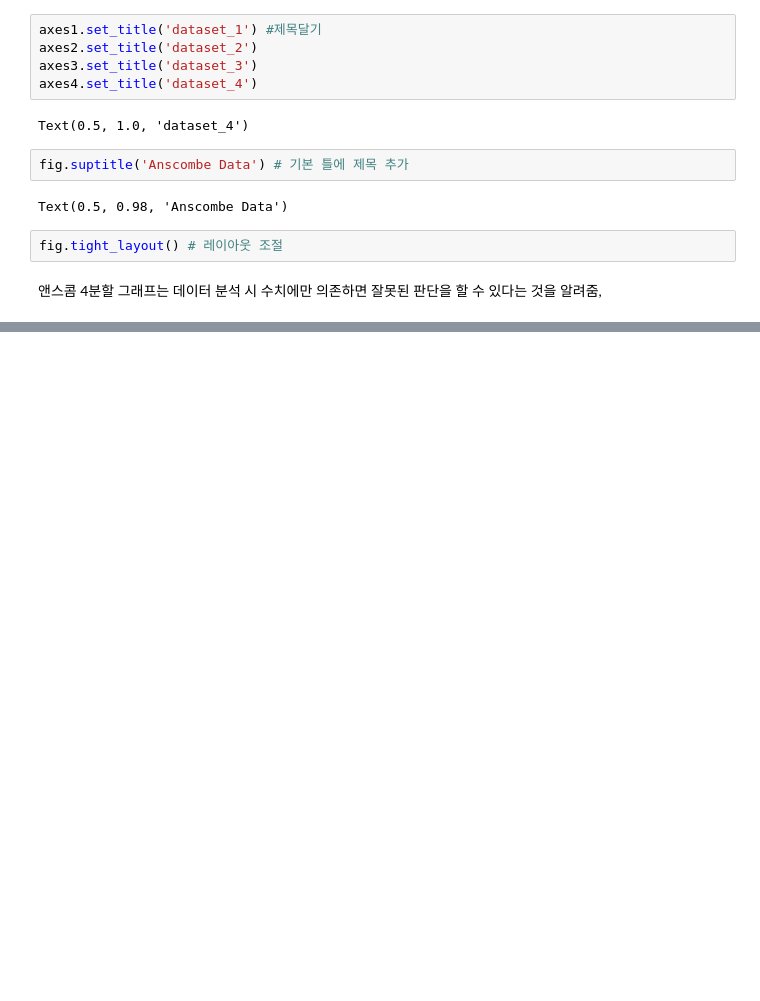
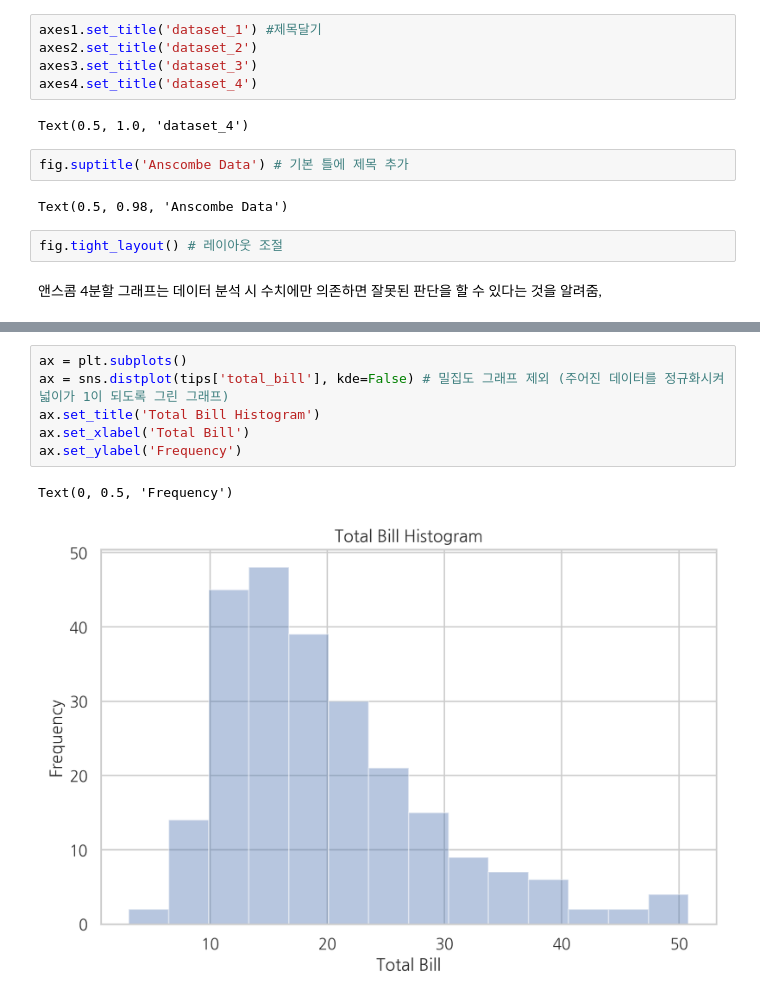
Before and after one commit to lowelllll/DataSience, a Jupyter notebook: Pandas/Chapter4.ipynb, the cells around one changed output, grey strips where cells are left out. Cells and saved outputs as stored; diff of their text form; blank space fills up the shorter version.

```diff
--- a/Pandas/Chapter4.ipynb
+++ b/Pandas/Chapter4.ipynb
@@ -80,0 +94,9 @@ fig.tight_layout() # 레이아웃 조절
+# %%
+ax = plt.subplots()
+ax = sns.distplot(tips['total_bill'], kde=False) # 밀집도 그래프 제외 (주어진 데이터를 정규화시켜 넓이가 1이 되도록 그린 그래프)
+ax.set_title('Total Bill Histogram')
+ax.set_xlabel('Total Bill')
+ax.set_ylabel('Frequency')
+# %% [output]
+Text(0, 0.5, 'Frequency')
+[figure, added]
```
Also changed, not shown: parts of 25 cells of this notebook.
